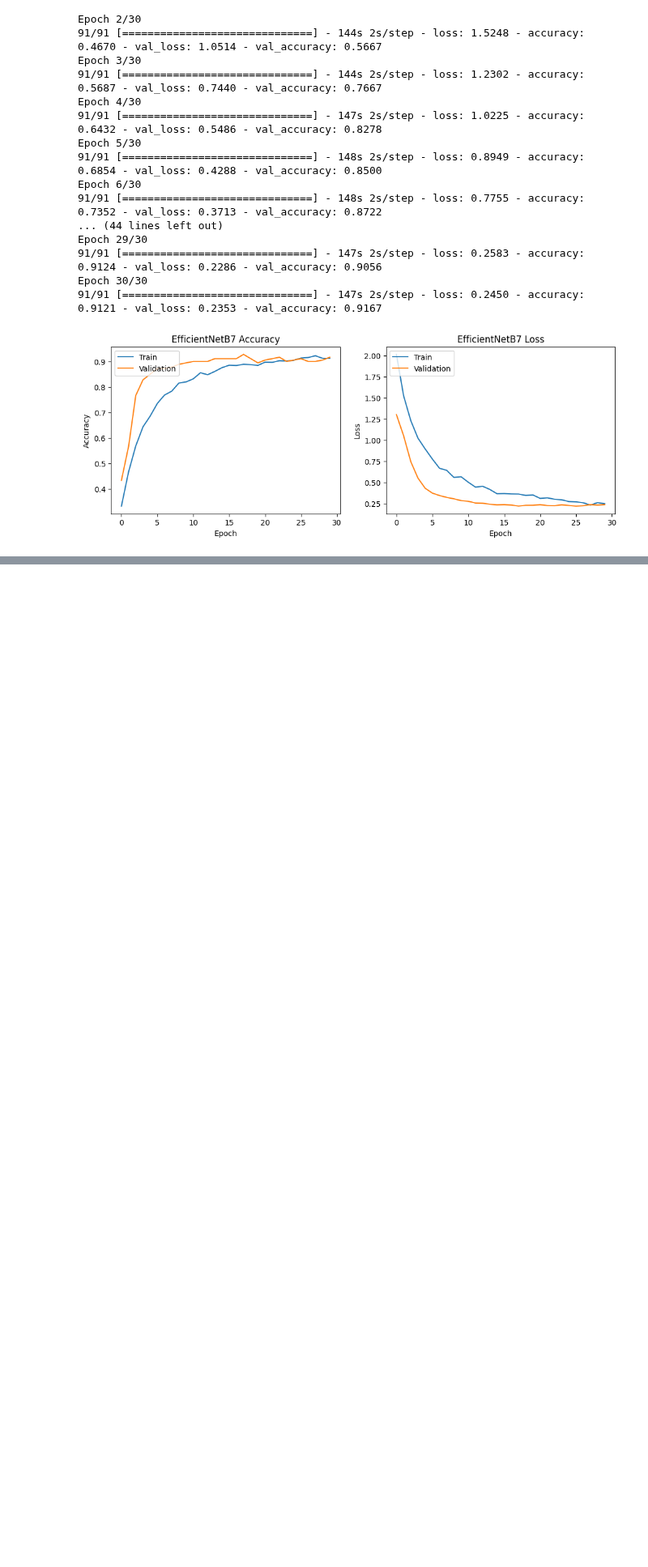
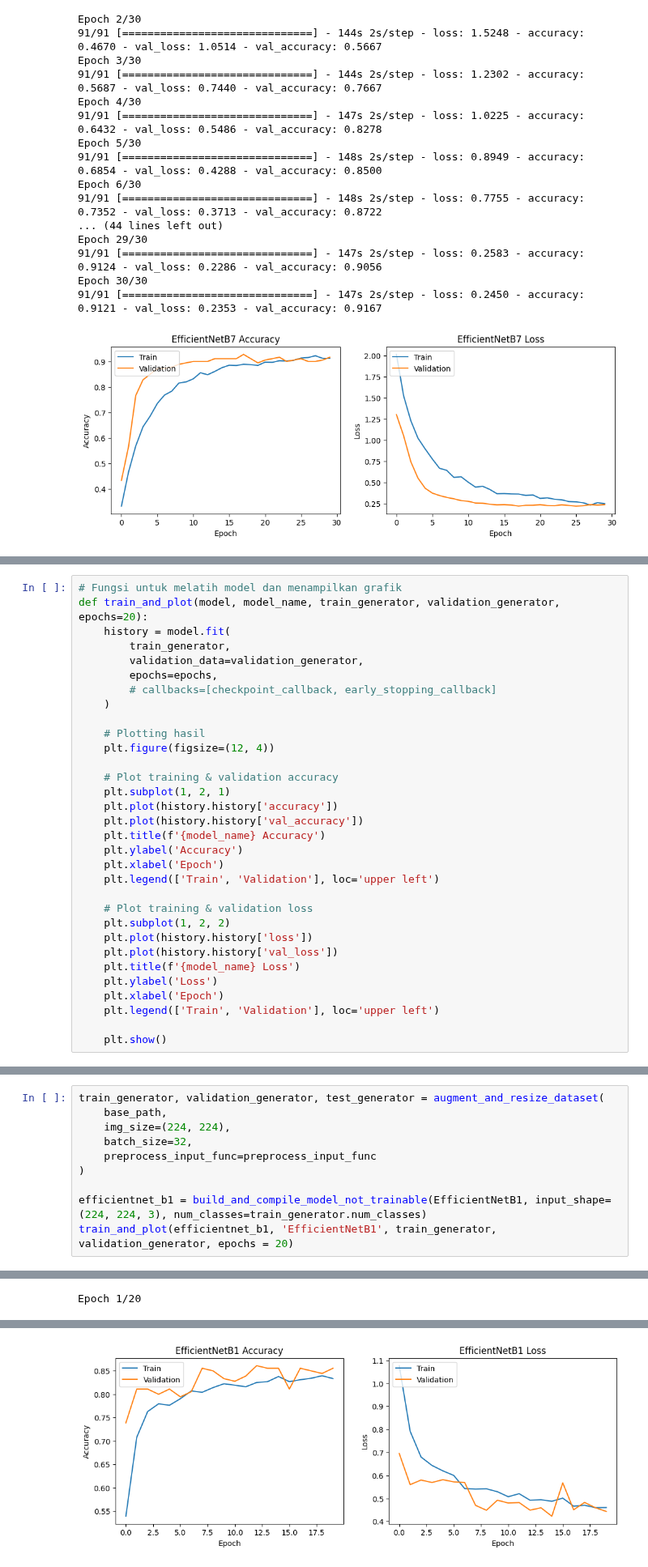
Before and after one commit to AbiyaMakruf/TelU-Tubes-TugasAkhir-KlasifikasiPenyakitTanamanApel, a Jupyter notebook: notebook.ipynb, the cells around one changed output, grey strips where cells are left out. Shown at 81% size. Cells and saved outputs as stored; diff of their text form; blank space fills up the shorter version.

```diff
--- a/notebook.ipynb
+++ b/notebook.ipynb
@@ -453,0 +390,32 @@ Epoch 30/30
+# %%
+# Fungsi untuk melatih model dan menampilkan grafik
+def train_and_plot(model, model_name, train_generator, validation_generator, epochs=20):
+    history = model.fit(
+        train_generator,
+        validation_data=validation_generator,
+        epochs=epochs,
+        # callbacks=[checkpoint_callback, early_stopping_callback]
+    )
+
+    # Plotting hasil
+    plt.figure(figsize=(12, 4))
+
+    # Plot training & validation accuracy
+    plt.subplot(1, 2, 1)
+    plt.plot(history.history['accuracy'])
+    plt.plot(history.history['val_accuracy'])
+    plt.title(f'{model_name} Accuracy')
+    plt.ylabel('Accuracy')
+    plt.xlabel('Epoch')
+    plt.legend(['Train', 'Validation'], loc='upper left')
+
+    # Plot training & validation loss
+    plt.subplot(1, 2, 2)
+    plt.plot(history.history['loss'])
+    plt.plot(history.history['val_loss'])
+    plt.title(f'{model_name} Loss')
+    plt.ylabel('Loss')
+    plt.xlabel('Epoch')
+    plt.legend(['Train', 'Validation'], loc='upper left')
+
+    plt.show()
@@ -453,0 +431,11 @@ Epoch 30/30
+# %%
+train_generator, validation_generator, test_generator = augment_and_resize_dataset(
+    base_path,
+    img_size=(224, 224),
+    batch_size=32,
+    preprocess_input_func=preprocess_input_func
+)
+
+efficientnet_b1 = build_and_compile_model_not_trainable(EfficientNetB1, input_shape=(224, 224, 3), num_classes=train_generator.num_classes)
+train_and_plot(efficientnet_b1, 'EfficientNetB1', train_generator, validation_generator, epochs = 20)
+# %% [output]
@@ -453,0 +446 @@ Epoch 30/30
+Epoch 1/20
@@ -453,0 +471 @@ Epoch 30/30
+[figure, added]
```
Also changed, not shown: parts of 13 cells of this notebook.
